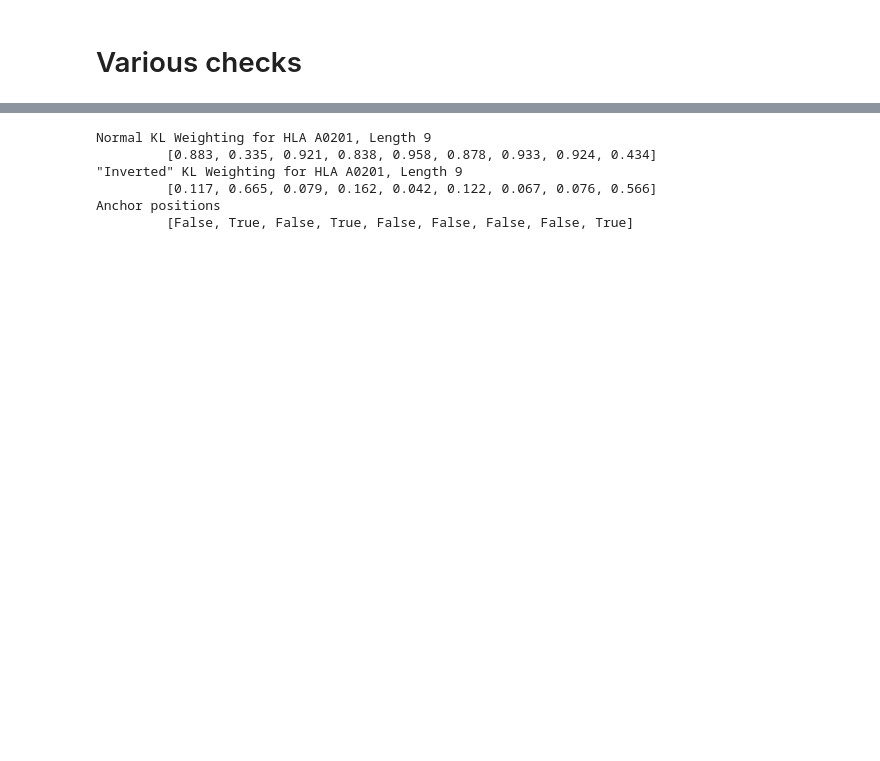
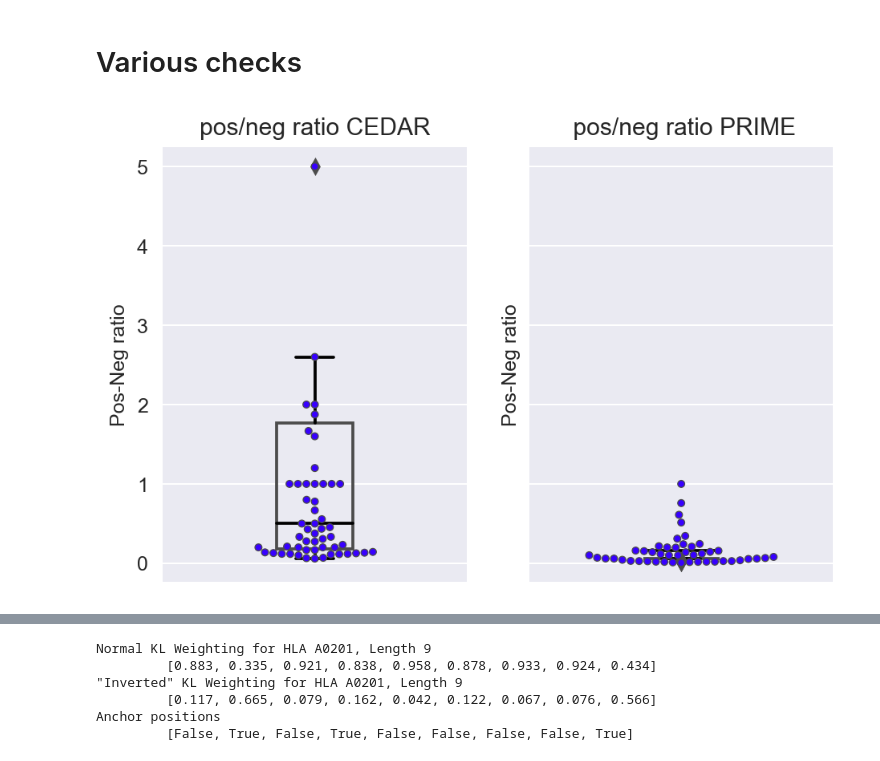
Before and after one commit to richieYT-wan/cedar, a Jupyter notebook: notebook/220926_mut_wt_CNN.ipynb, the cells around one changed output, grey strips where cells are left out. Cells and saved outputs as stored; diff of their text form; code cells hidden in the pictures; blank space fills up the shorter version.

```diff
--- a/notebook/220926_mut_wt_CNN.ipynb
+++ b/notebook/220926_mut_wt_CNN.ipynb
@@ -137,6 +109,0 @@ def merging(df, df_nnalign, df_prime):
-# %%
-cedar = merging(cedar, nnalign_cedar, prime_cedar)
-cedar_hp_low = merging(cedar_hp_low, nnalign_cedar_hp_low, prime_cedar_hp_low)
-cedar_hp_uni = merging(cedar_hp_uni, nnalign_cedar_hp_uni, prime_cedar_hp_uni)
-cedar_viral_old = merging(cedar_viral_old, nnalign_cedar_viral, prime_cedar_viral)
-prime = merging(prime.rename(columns={'Mutant':'Peptide'}), nnalign_prime, prime_prime)
@@ -333,2 +127,42 @@ a.legend(loc='lower right')
 # %% [markdown]
 # Various checks
+# %%
+# POS-NEG ratio boxplot
+f,a = plt.subplots(1,2, figsize=(6,4), sharey=True)
+pd.options.display.max_rows=999
+gb_count = cedar.groupby(['HLA', 'agg_label'])[['Peptide']].count()
+gb_total = cedar.groupby(['HLA'])[['Peptide']].count()
+ratios = gb_count/gb_total
+sorted_ratios = (ratios.query('agg_label==1').reset_index(level=1, drop = True) / ratios.query('agg_label==0').reset_index(level=1, drop = True))\
+                .rename(columns={'Peptide':'Pos-Neg ratio'})\
+                .replace(np.nan, np.inf).sort_values('Pos-Neg ratio', ascending=False)
+# sorted_ratios.plot(kind='box', title = 'Boxplot of Positive to Negative ratio for all HLAs in CEDAR', ax = a)
+# sorted_ratios.plot(kind='swarm', title = 'Boxplot of Positive to Negative ratio for all HLAs in CEDAR', ax = a)
+
+sns.boxplot(data=sorted_ratios, y = 'Pos-Neg ratio',  ax =a[0], saturation=1,
+           width=0.25, boxprops={'facecolor':'none'})
+plt.setp(a[0].artists, edgecolor = 'k', facecolor='w')
+plt.setp(a[0].lines, color='k')
+sns.swarmplot(data=sorted_ratios, y = 'Pos-Neg ratio',  ax =a[0], size=3.5, linewidth=0.5 )
+a[0].set_title('pos/neg ratio CEDAR')
+a[0].set_xlabel('')
+# PRIME
+gb_count = prime.groupby(['HLA', 'agg_label'])[['Peptide']].count()
+gb_total = prime.groupby(['HLA'])[['Peptide']].count()
+ratios = gb_count/gb_total
+sorted_ratios = (ratios.query('agg_label==1').reset_index(level=1, drop = True) / ratios.query('agg_label==0').reset_index(level=1, drop = True))\
+                .rename(columns={'Peptide':'Pos-Neg ratio'})\
+                .replace(np.nan, np.inf).sort_values('Pos-Neg ratio', ascending=False)
+# sorted_ratios.plot(kind='box', title = 'Boxplot of Positive to Negative ratio for all HLAs in CEDAR', ax = a)
+# sorted_ratios.plot(kind='swarm', title = 'Boxplot of Positive to Negative ratio for all HLAs in CEDAR', ax = a)
+
+sns.boxplot(data=sorted_ratios, y = 'Pos-Neg ratio',  ax =a[1], saturation=1,
+           width=0.25, boxprops={'facecolor':'none'})
+plt.setp(a[1].artists, edgecolor = 'k', facecolor='w')
+plt.setp(a[1].lines, color='k')
+sns.swarmplot(data=sorted_ratios, y = 'Pos-Neg ratio',  ax =a[1], size=3.5, linewidth=0.5 )
+a[1].set_title(' pos/neg ratio PRIME')
+a[1].set_xlabel('')
+pd.options.display.max_rows=10
+# %% [output]
+[figure, added]
```
Also changed, not shown: parts of 52 cells of this notebook, 19 other files.
